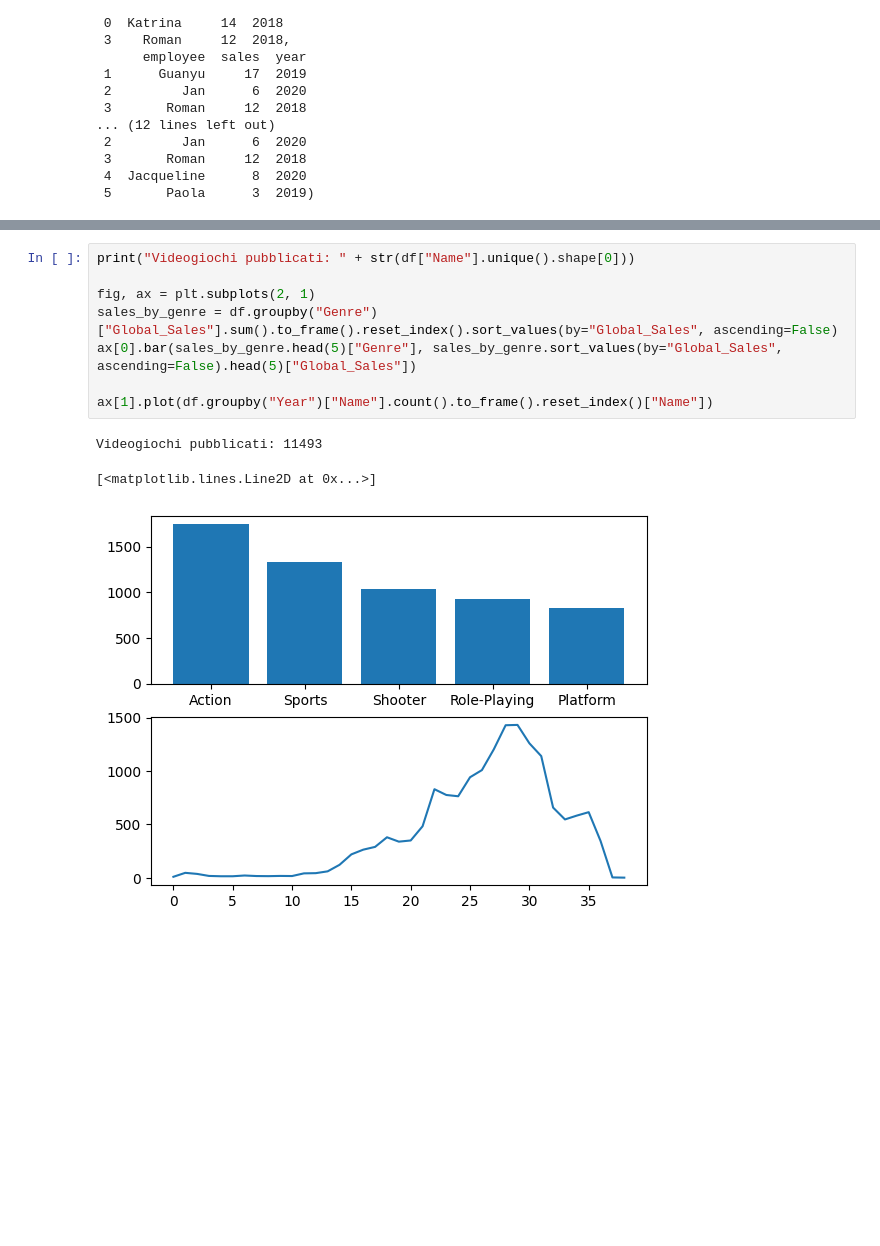
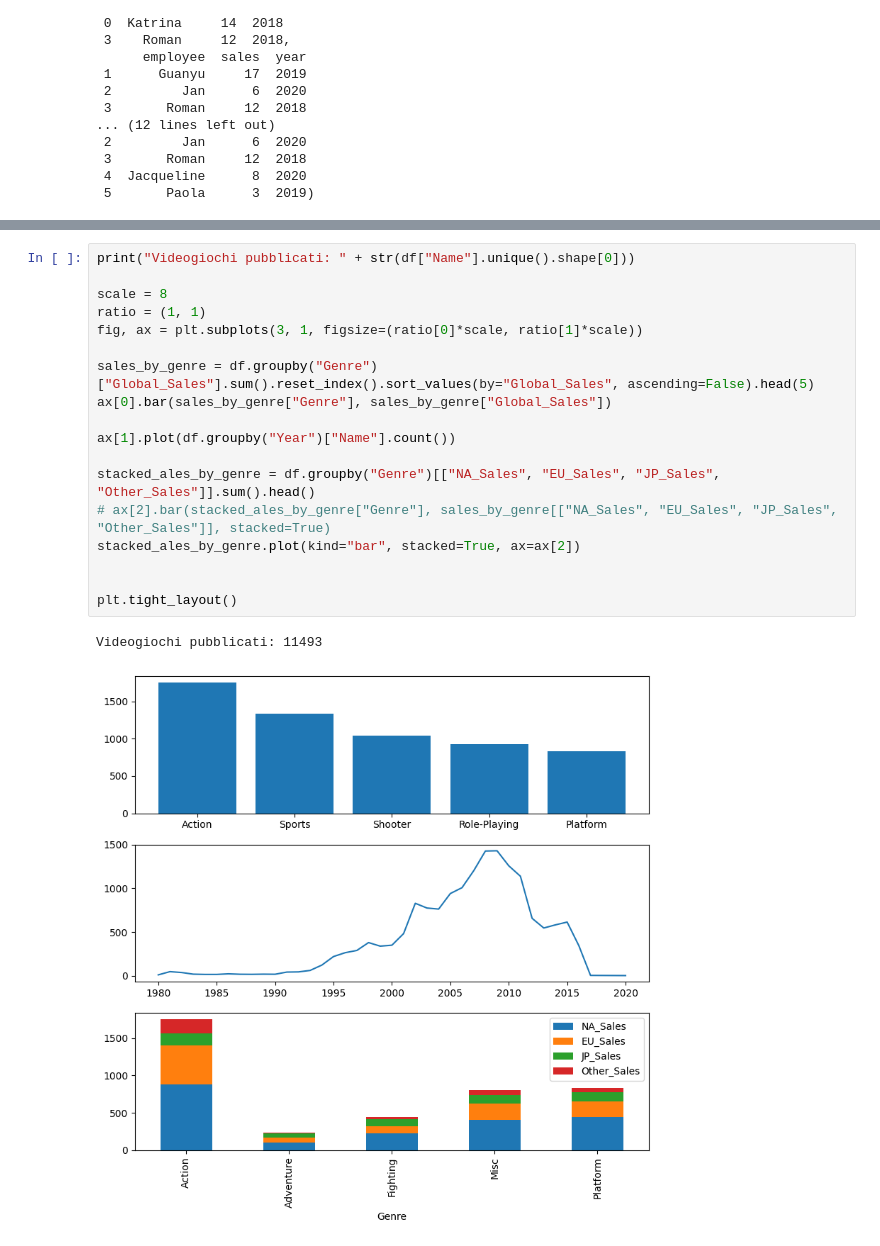
Before and after one commit to sanfix203/esercizi_ProgrammingLabII, a Jupyter notebook: 5_Esercizi_lez_5.ipynb, the cells around one changed output, grey strips where cells are left out. Drawn from its saved outputs; the diff is of its cells as text; blank space fills up the shorter version.

```diff
--- a/5_Esercizi_lez_5.ipynb
+++ b/5_Esercizi_lez_5.ipynb
@@ -86,12 +86,21 @@ df.head()
 # %%
 print("Videogiochi pubblicati: " + str(df["Name"].unique().shape[0]))
 
-fig, ax = plt.subplots(2, 1)
-sales_by_genre = df.groupby("Genre")["Global_Sales"].sum().to_frame().reset_index().sort_values(by="Global_Sales", ascending=False)
-ax[0].bar(sales_by_genre.head(5)["Genre"], sales_by_genre.sort_values(by="Global_Sales", ascending=False).head(5)["Global_Sales"])
+scale = 8
+ratio = (1, 1)
+fig, ax = plt.subplots(3, 1, figsize=(ratio[0]*scale, ratio[1]*scale))
 
-ax[1].plot(df.groupby("Year")["Name"].count().to_frame().reset_index()["Name"])
+sales_by_genre = df.groupby("Genre")["Global_Sales"].sum().reset_index().sort_values(by="Global_Sales", ascending=False).head(5)
+ax[0].bar(sales_by_genre["Genre"], sales_by_genre["Global_Sales"])
+
+ax[1].plot(df.groupby("Year")["Name"].count())
+
+stacked_ales_by_genre = df.groupby("Genre")[["NA_Sales", "EU_Sales", "JP_Sales", "Other_Sales"]].sum().head()
+# ax[2].bar(stacked_ales_by_genre["Genre"], sales_by_genre[["NA_Sales", "EU_Sales", "JP_Sales", "Other_Sales"]], stacked=True)
+stacked_ales_by_genre.plot(kind="bar", stacked=True, ax=ax[2])
+
+
+plt.tight_layout()
 # %% [output]
 Videogiochi pubblicati: 11493
-[<matplotlib.lines.Line2D at 0x...>]
-[figure, old version]
+[figure, new version]
```
